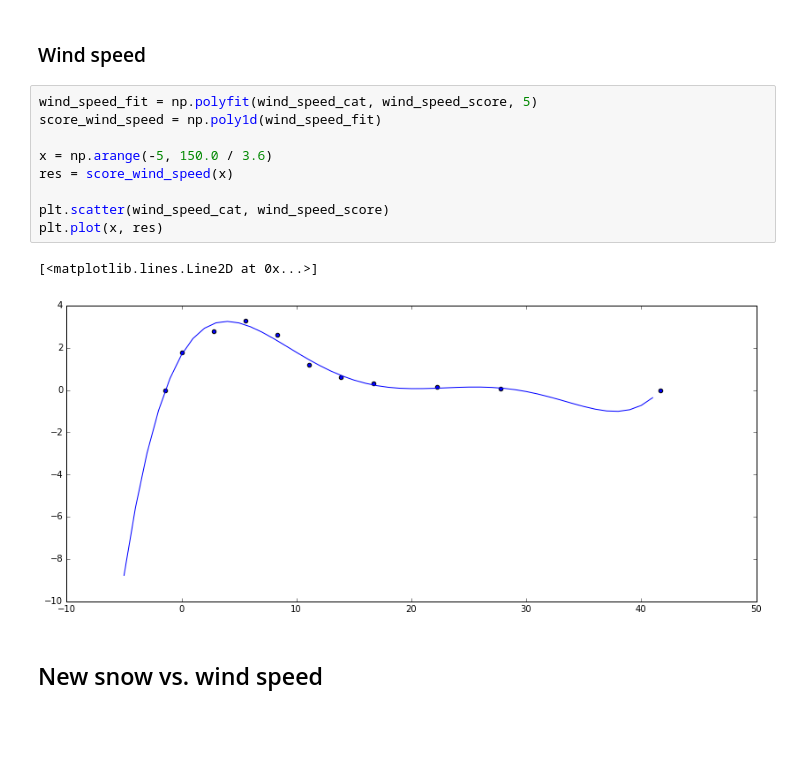
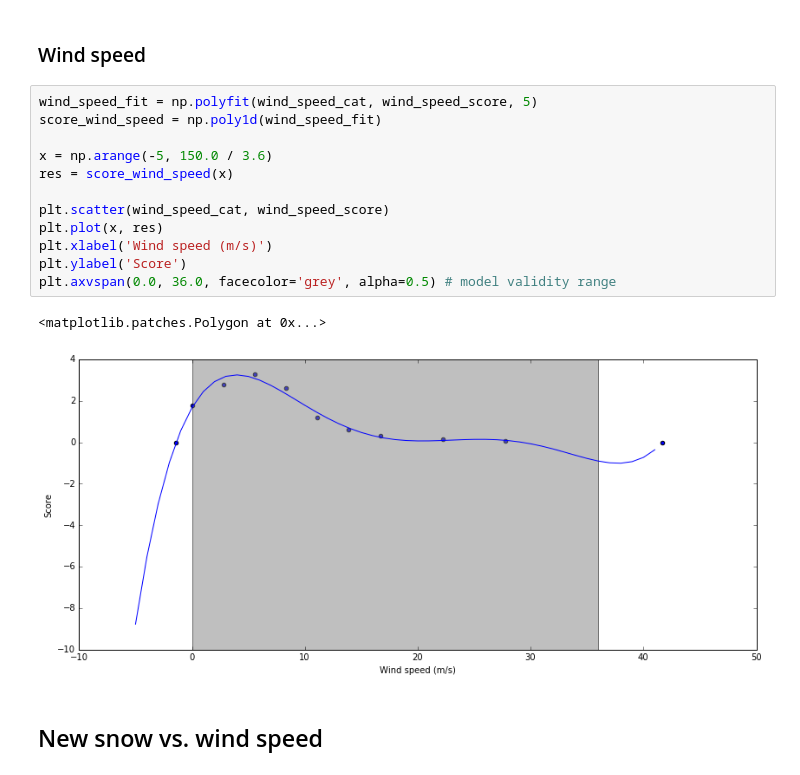
Before and after one commit to kmunve/APS, a Jupyter notebook: aps/notebooks/new_snow_problem.ipynb, the cells around one changed output. Cells and saved outputs as stored; diff of their text form; blank space fills up the shorter version.

```diff
--- a/aps/notebooks/new_snow_problem.ipynb
+++ b/aps/notebooks/new_snow_problem.ipynb
@@ -88,15 +93,18 @@ plt.plot(x, res)
 # %%
 wind_speed_fit = np.polyfit(wind_speed_cat, wind_speed_score, 5)
 score_wind_speed = np.poly1d(wind_speed_fit)
 
 x = np.arange(-5, 150.0 / 3.6)
 res = score_wind_speed(x)
 
 plt.scatter(wind_speed_cat, wind_speed_score)
 plt.plot(x, res)
+plt.xlabel('Wind speed (m/s)')
+plt.ylabel('Score')
+plt.axvspan(0.0, 36.0, facecolor='grey', alpha=0.5) # model validity range
 # %% [output]
-[<matplotlib.lines.Line2D at 0x...>]
+<matplotlib.patches.Polygon at 0x...>
-[figure, old version]
+[figure, new version]
 # %% [markdown]
 ## New snow vs. wind speed
 # %%
```
Also changed, not shown: parts of 16 cells of this notebook.
